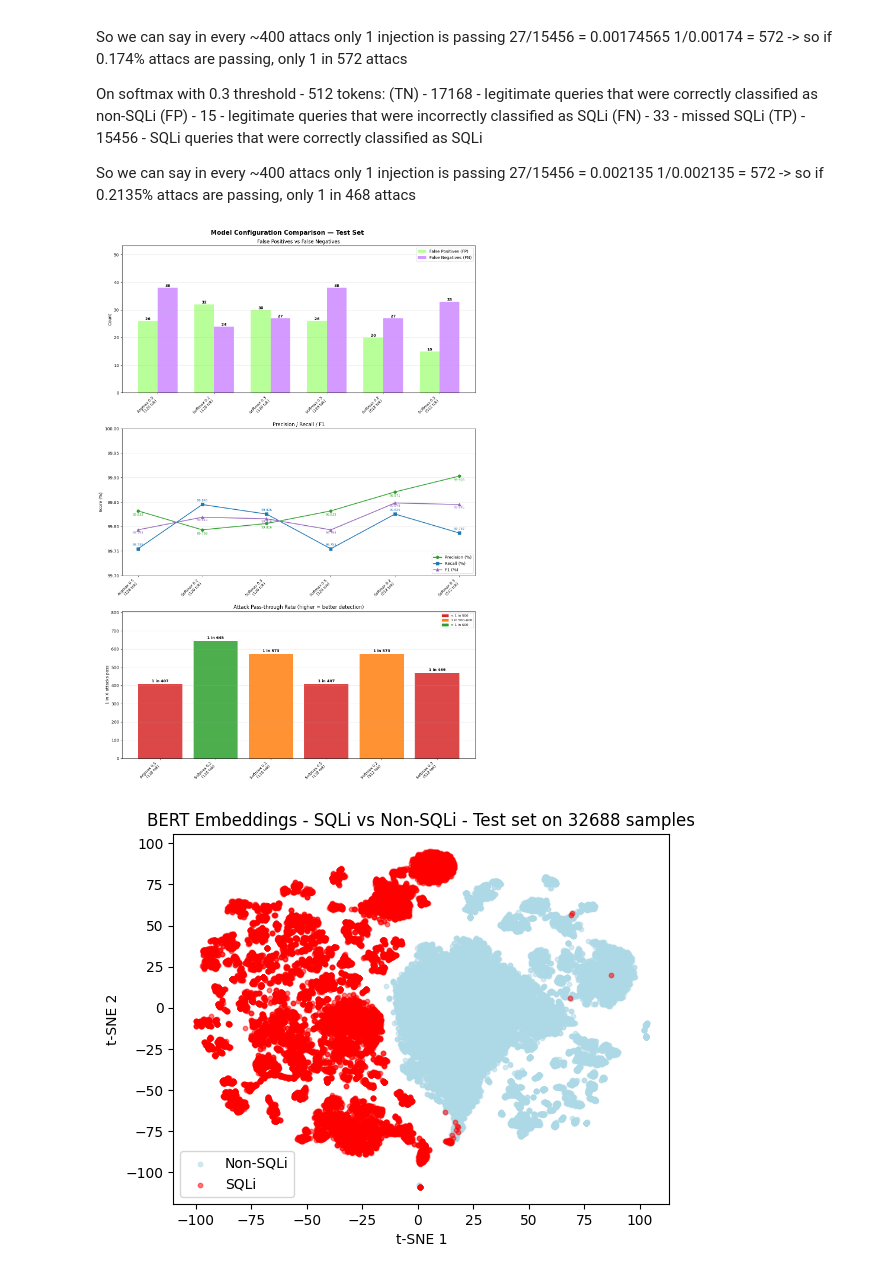
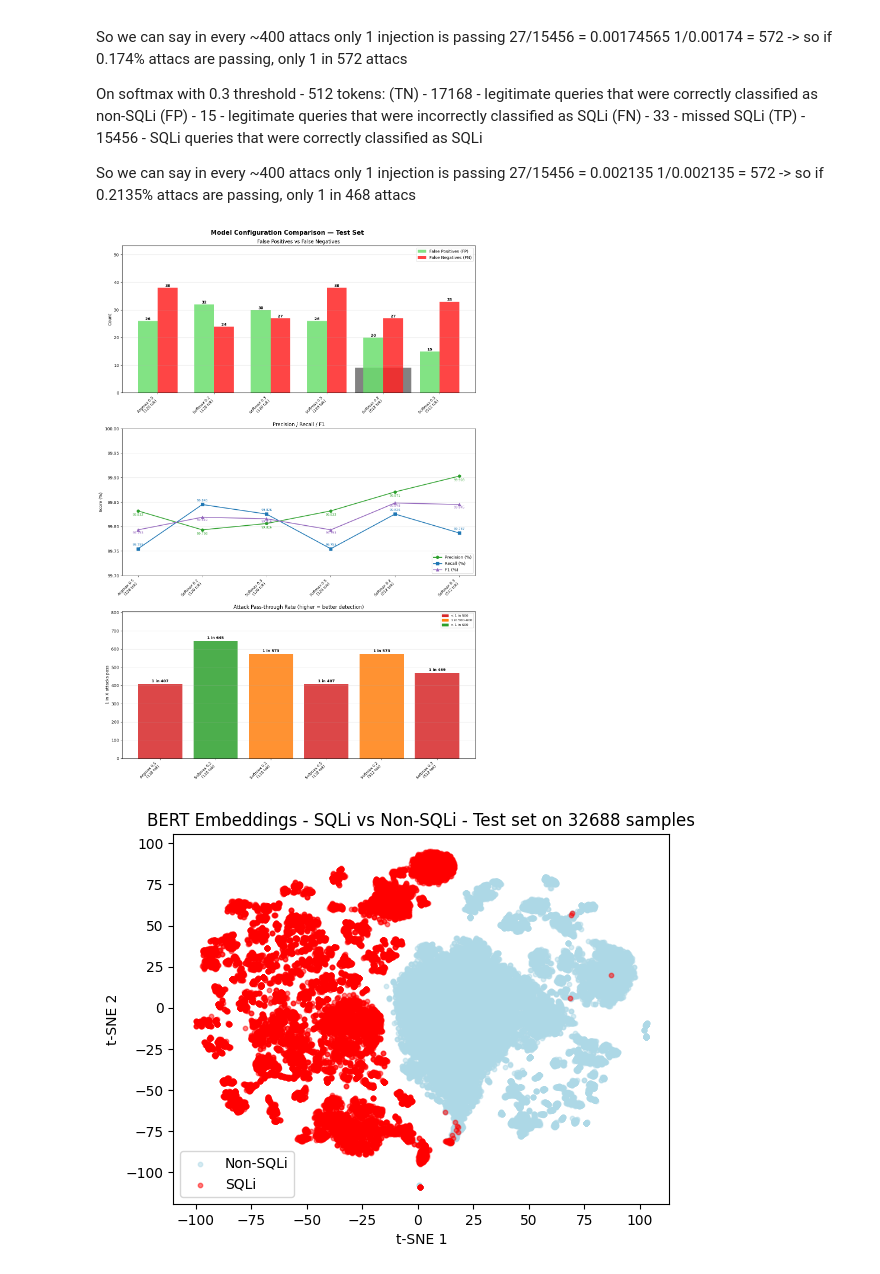
Before and after one commit to viserionnina/bert-sqli-detection, a Jupyter notebook: notebooks/training.ipynb, the cells around one changed output. Cells and saved outputs as stored; diff of their text form; code cells hidden in the pictures.

```diff
--- a/notebooks/training.ipynb
+++ b/notebooks/training.ipynb
@@ -677,6 +677,7 @@ So we can say in every ~400 attacs only 1 injection is passing
 import matplotlib.pyplot as plt
 import matplotlib.patches as mpatches #for manually constructing legends
 import numpy as np
+from matplotlib.patches import Rectangle
 
 # Data from our observations from above from confusion matrixs
 configs = {
@@ -713,10 +714,15 @@ fig.suptitle("Model Configuration Comparison — Test Set", fontsize=15, fontwei
 
 #Plot 1: FP(false positive) and FN(false negative)
 w = 0.35  #width of columns
-b1 = ax[0].bar(x - w/2, fps, w, label='False Positives (FP)', color="#adff87", alpha=0.85)
-b2 = ax[0].bar(x + w/2, fns, w, label='False Negatives (FN)', color="#cd88ff", alpha=0.85)
+b1 = ax[0].bar(x - w/2, fps, w, label='False Positives (FP)', color="#6cde6e", alpha=0.85)
+b2 = ax[0].bar(x + w/2, fns, w, label='False Negatives (FN)', color="#fe2424", alpha=0.85)
+
 for bar in list(b1) + list(b2):
     ax[0].text(bar.get_x() + bar.get_width()/2, bar.get_height(), str(int(bar.get_height())), ha='center', va='bottom', fontsize=9, fontweight='bold')
+    # Grey - (x, y_start), width, height in bottom left corner, width(x1-x2), height(y1-y2), zorder - goes below points
+    rect = Rectangle((3.5, 0), 1, 30, facecolor='grey', alpha=0.25, zorder=0, lw=1.5)
+    ax[0].add_patch(rect)
+
 ax[0].set_xticks(x)
 ax[0].set_xticklabels(labels, rotation=45, ha='right',fontsize=9)
 ax[0].set_ylabel("Count")
@@ -736,34 +742,34 @@ for i, (p, r, f) in enumerate(zip(precs, recs, f1s)):
 ax[1].set_xticks(x);
 ax[1].set_xticklabels(labels, fontsize=9, rotation=45, ha='right',)
 ax[1].set_ylabel("Score (%)")
 ax[1].set_title("Precision / Recall / F1")
 ax[1].legend(loc='lower right')
 ax[1].set_ylim(99.7, 100.00)
 ax[1].grid(axis='y', alpha=0.3)
 
 #Plot 3: 1 in X attacks passing
 colors = ['#d62728' if v < 500 else '#ff7f0e' if v < 600 else '#2ca02c' for v in one_in_x]
 bars = ax[2].bar(x, one_in_x, color=colors, alpha=0.85, lw=0.5)
 for bar, val in zip(bars, one_in_x):
     ax[2].text(bar.get_x() + bar.get_width()/2, bar.get_height() + 5, f'1 in {int(val)}', ha='center', va='bottom', fontsize=9, fontweight='bold')
 ax[2].set_xticks(x)
 ax[2].set_xticklabels(labels, rotation=45, ha='right', fontsize=9)
 ax[2].set_ylabel("1 in X attacks pass")
 ax[2].set_title("Attack Pass-through Rate (higher = better detection)")
 ax[2].set_ylim(0, max(one_in_x) * 1.25)
 ax[2].grid(axis='y', alpha=0.3)
 legend_patches = [
     mpatches.Patch(color="#d62728", label='< 1 in 500'),
     mpatches.Patch(color='#ff7f0e', label='1 in 500–600'),
     mpatches.Patch(color='#2ca02c', label='> 1 in 600'),
 ]
 ax[2].legend(handles=legend_patches, fontsize=8)
 
 plt.tight_layout()
 plt.savefig('../results/model_comparison_test_set.png', dpi=300, bbox_inches='tight')
 plt.show()
 # %% [output]
-[figure, old version]
+[figure, new version]
 # %%
 #t-SNE visualization of BERT embeddings for the test set
 import matplotlib.pyplot as plt
```
Also changed, not shown: 1 other file.
